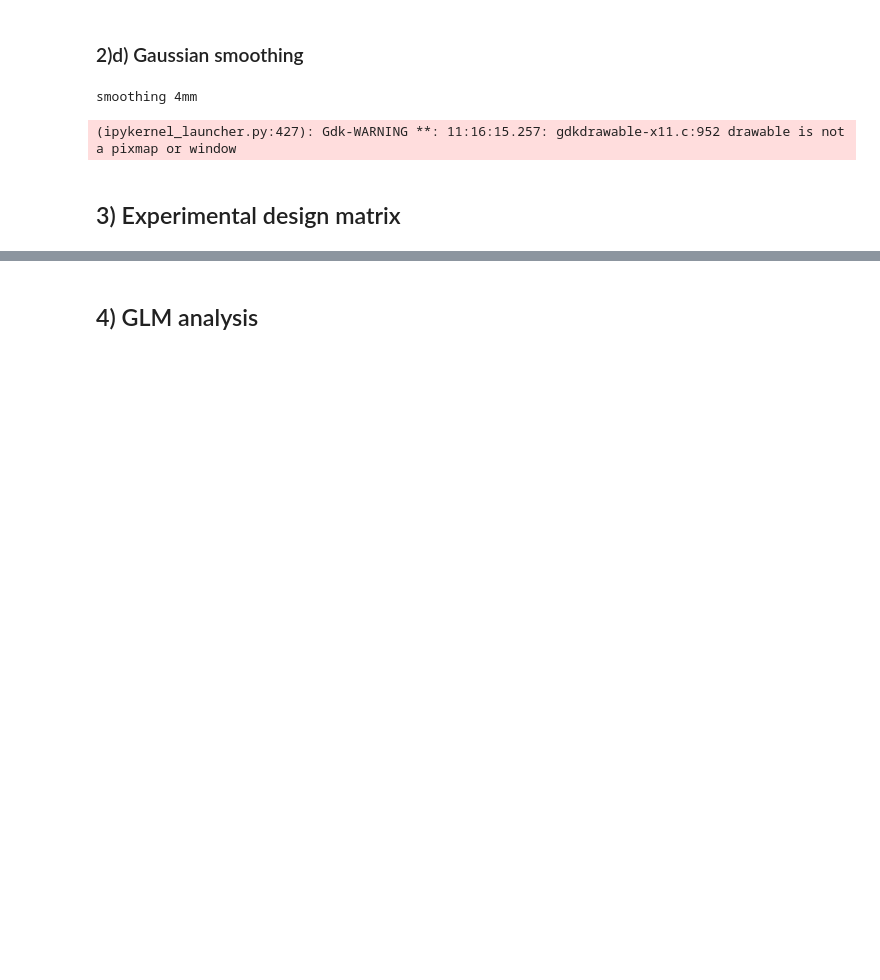
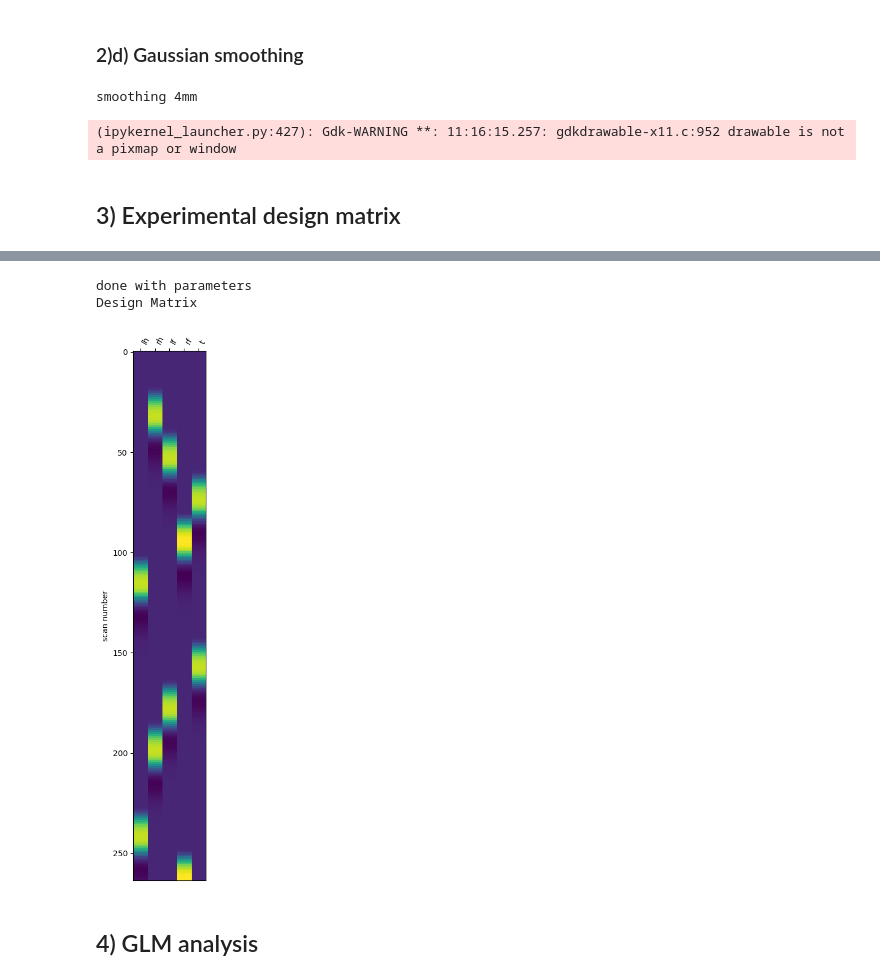
Before and after one commit to zoeepfl/NX-NSSP, a Jupyter notebook: Mini_Projet_1.ipynb, the cells around one changed output, grey strips where cells are left out. Drawn from its saved outputs; the diff is of its cells as text; code cells hidden in the pictures; blank space fills up the shorter version.

```diff
--- a/Mini_Projet_1.ipynb
+++ b/Mini_Projet_1.ipynb
@@ -491,26 +505,33 @@ display(events.head(11))
 # %%
+# Paramaters
 events.rename(columns={'condition': 'trial_type'}, inplace=True)
-img = nib.load('derivatives/preprocessed_data/subject_101410/func/sub-101410_motor_concat_varscaled.nii.gz')
+img = nib.load(results_smoothing_4mm)
 TR = img.header.get_zooms()[3]   # repetition time
 last_scan = int(np.ceil(events['onset'].max() / TR)) + 1
 img_trimmed = img.slicer[:, :, :, :last_scan]
 frame_times = np.arange(last_scan) * TR  # time vector for each volume
-
 print('done with parameters')
 
+# Design matrix creation
 design_matrix = make_first_level_design_matrix(
     frame_times,
     events,
     hrf_model='spm',
     drift_model='cosine',
     high_pass=0.01)
 
+#Keep only the regressors
 cols_to_keep = ['lh', 'rh', 'lf', 'rf', 't']
 design_matrix_filtered = design_matrix[cols_to_keep]
 
+# Plot design matrix
 print('Design Matrix')
 plot_design_matrix(design_matrix_filtered)
 plt.show()
+# %% [output]
+done with parameters
+Design Matrix
+[figure, added]
 # %% [markdown]
 ## 4) GLM analysis
 # %%
```
Also changed, not shown: parts of 8 cells of this notebook.
